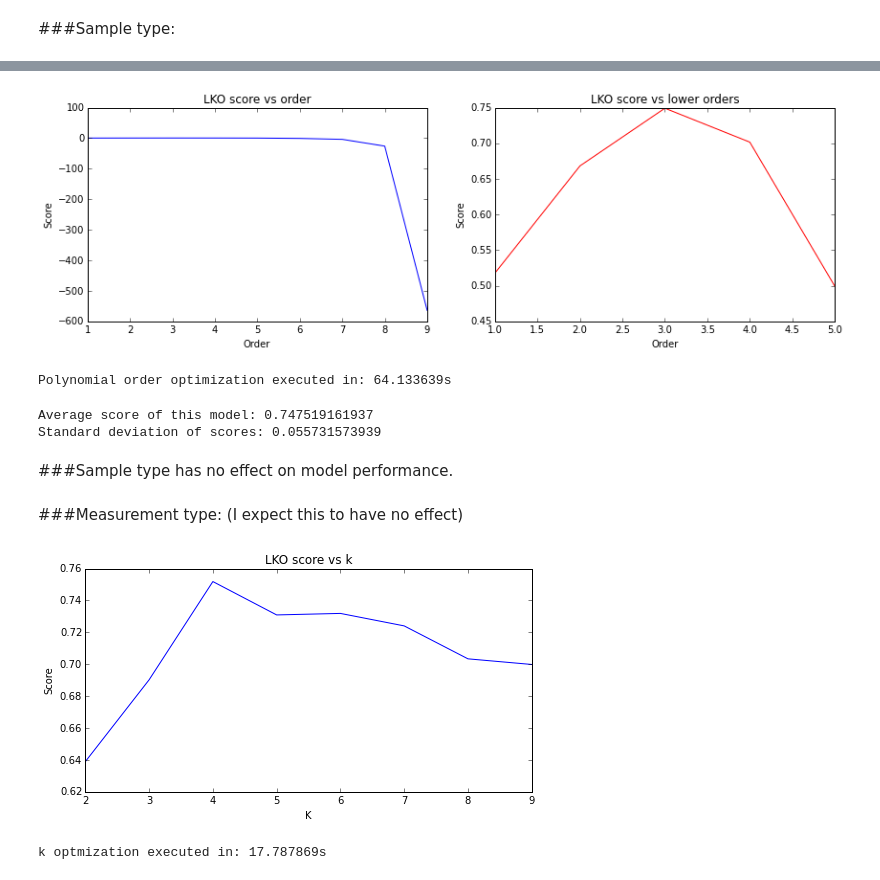
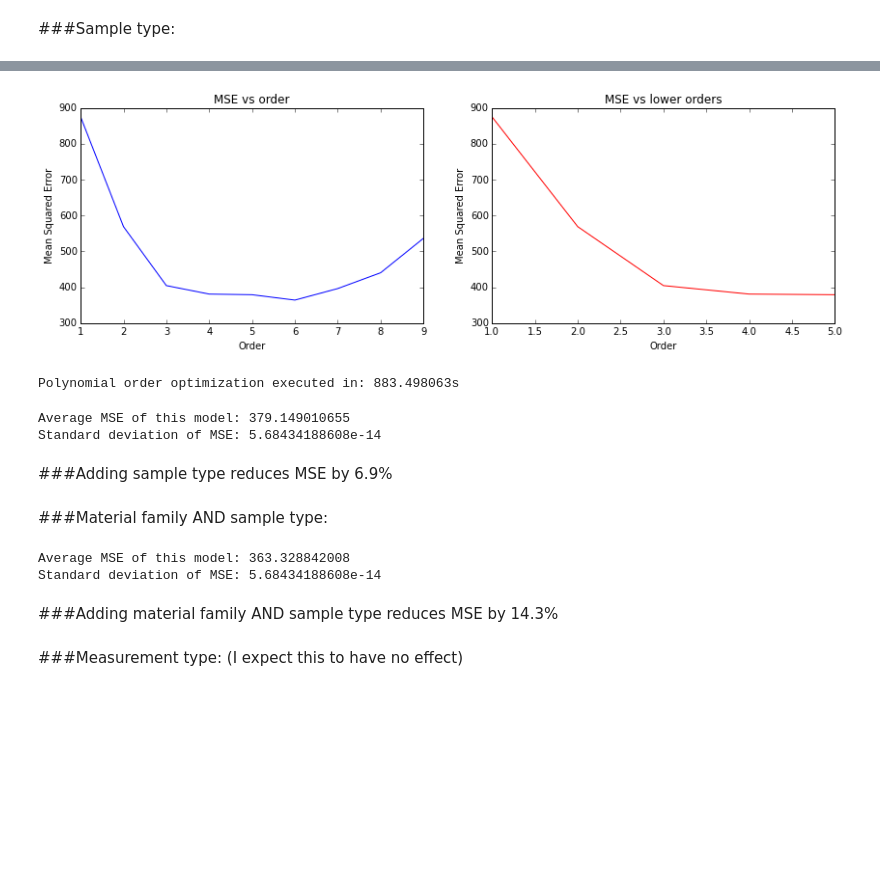
Before and after one commit to alex-miller-0/masters_notebooks, a Jupyter notebook: python/2_leave_k_out_3_categories.ipynb, the cells around one changed output, grey strips where cells are left out. Saved outputs shown, nothing was run; the diff lists cells and outputs as text; code cells hidden in the pictures; blank space fills up the shorter version.

```diff
--- a/python/2_leave_k_out_3_categories.ipynb
+++ b/python/2_leave_k_out_3_categories.ipynb
@@ -116,16 +95,8 @@ Standard deviation of scores: 0.0340487769999
 # %% [markdown]
 ###Sample type:
 # %%
-#X = np.array(data[ ['d-electron count (B)', 'e affinity(B)', 'family_Perovskite',
-#           'family_Ruddlesden-Popper', 'family_Double Perovskite',
-#          'm_IEDP/SIMS', 'm_ECR', 'm_EBSP',
-#          's_Ceramic', 's_Single Crystal', 's_Thin Film'
-#          ]])
-
 X = np.array(full_data[ ['avg_d_count_B', 'avg_EA_B', 's_Ceramic',
           's_Single Crystal', 's_Thin Film']])
-Y_mean = np.mean(full_data[ ['dk_star'] ].values)
-#Y = data[ ['dk_star'] ] - Y_mean
 Y = np.array(full_data[ ['dk_star'] ])
 
-optimize_k(200, len(X), X,Y, False)
+#optimize_k(200, len(X), X,Y, False)
@@ -135,12 +103,14 @@ k optmization executed in: 17.516643s
 # %%
-optimize_order(100, len(X), 4, X, Y, False)
+optimize_order(50, len(X), 1, X, Y, False)
 # %% [output]
-[figure, old version]
+[figure, new version]
-Polynomial order optimization executed in: 64.133639s
+Polynomial order optimization executed in: 883.498063s
 # %%
-get_scores(500,4,3,len(X),X,Y, False)
+get_scores(50,1,5,len(X),X,Y, False)
 # %% [output]
-Average score of this model: 0.747519161937
-Standard deviation of scores: 0.055731573939
+Average MSE of this model: 379.149010655
+Standard deviation of MSE: 5.68434188608e-14
-# %% [markdown]
-###Sample type has no effect on model performance.
+# %% [markdown]
+###Adding sample type reduces MSE by 6.9%
+# %% [markdown]
+###Material family AND sample type:
@@ -147,20 +122,16 @@ Standard deviation of scores: 0.055731573939
+# %%
+get_scores(50,1,5,len(X),X,Y, False)
+# %% [output]
+Average MSE of this model: 363.328842008
+Standard deviation of MSE: 5.68434188608e-14
+# %% [markdown]
+###Adding material family AND sample type reduces MSE by 14.3%
 # %% [markdown]
 ###Measurement type:
 (I expect this to have no effect)
 # %%
-#X = np.array(data[ ['d-electron count (B)', 'e affinity(B)', 'family_Perovskite',
-#           'family_Ruddlesden-Popper', 'family_Double Perovskite',
-#          'm_IEDP/SIMS', 'm_ECR', 'm_EBSP',
-#          's_Ceramic', 's_Single Crystal', 's_Thin Film'
-#          ]])
-
 X = np.array(full_data[ ['avg_d_count_B', 'avg_EA_B', 'm_IEDP/SIMS','m_ECR', 'm_EBSP']])
-Y_mean = np.mean(full_data[ ['dk_star'] ].values)
-#Y = data[ ['dk_star'] ] - Y_mean
 Y = np.array(full_data[ ['dk_star'] ])
 
-optimize_k(200, len(X), X,Y, False)
+#optimize_k(200, len(X), X,Y, False)
-# %% [output]
-[figure, removed]
-k optmization executed in: 17.787869s
 # %%
```
Also changed, not shown: parts of 24 cells of this notebook, 28 other files.
